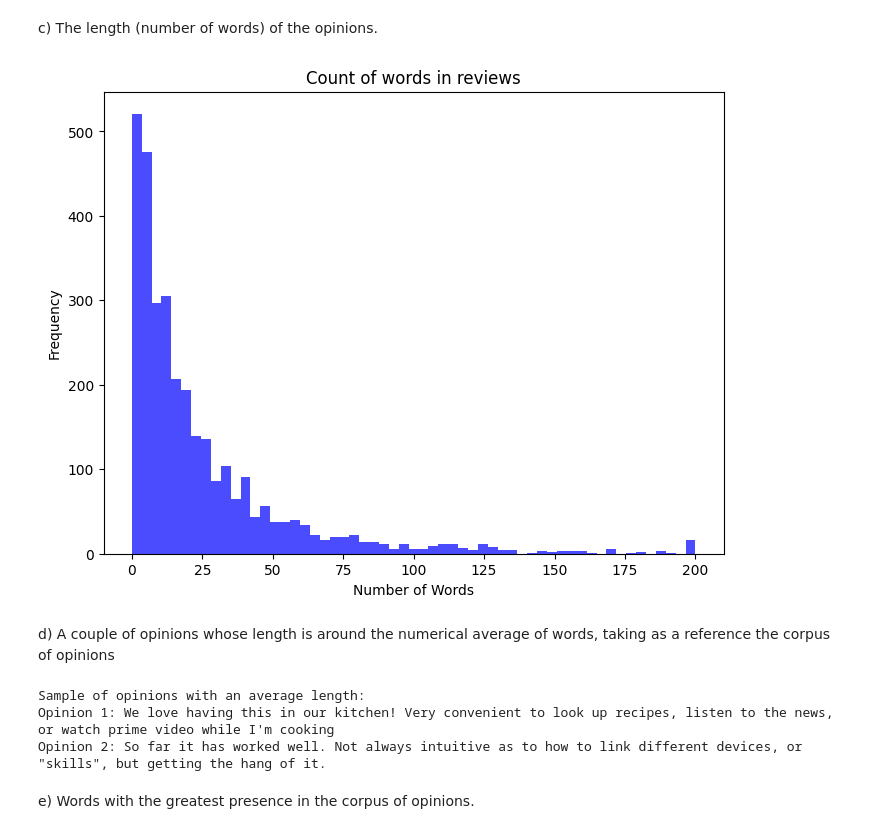
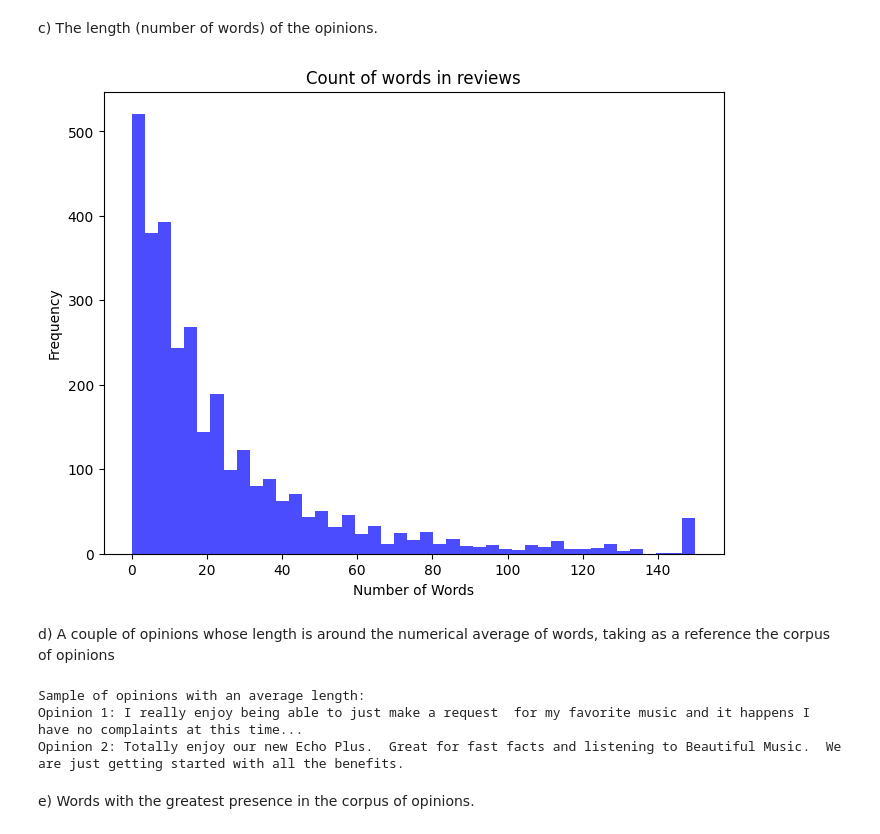
Before and after one commit to TehWeifu/IABD, a Jupyter notebook: ModelosInteligenciaArtificial/Unit03-NLP/Challenge03/Challenge03-JBSL.ipynb, the cells around one changed output. Cells and saved outputs as stored; diff of their text form; code cells hidden in the pictures.

```diff
--- a/ModelosInteligenciaArtificial/Unit03-NLP/Challenge03/Challenge03-JBSL.ipynb
+++ b/ModelosInteligenciaArtificial/Unit03-NLP/Challenge03/Challenge03-JBSL.ipynb
@@ -85,26 +83,26 @@ plt.show()
 # %% [markdown]
 c) The length (number of words) of the opinions.
 # %%
-# Function to count words in a sentence
+# Count words in a sentence
 def word_count(sentence):
     return len(sentence.split())
 
 
-# Apply the function to the 'sentence' column
+# Apply the function to the review column
 reviews['word_count'] = reviews['verified_reviews'].apply(word_count)
-reviews['word_count'] = reviews['word_count'].clip(upper=200)
+reviews['word_count'] = reviews['word_count'].clip(upper=150)  # Note: clip reviews with very high word count
 
 # Create the histogram
 plt.figure(figsize=(8, 6))
 n, bins, patches = plt.hist(reviews['word_count'], bins='auto', color='blue', alpha=0.7)
 
 plt.title('Count of words in reviews')
 plt.xlabel('Number of Words')
 plt.ylabel('Frequency')
 
 plt.show()
 # %% [output]
-[figure, old version]
+[figure, new version]
 # %% [markdown]
 d) A couple of opinions whose length is around the numerical average of words, taking as a reference the corpus of opinions
 # %%
@@ -117,8 +115,8 @@ print(f"Opinion 1: {sample.iloc[0]['verified_reviews']}")
 print(f"Opinion 2: {sample.iloc[1]['verified_reviews']}")
 # %% [output]
 Sample of opinions with an average length:
-Opinion 1: We love having this in our kitchen! Very convenient to look up recipes, listen to the news, or watch prime video while I'm cooking
-Opinion 2: So far it has worked well. Not always intuitive as to how to link different devices, or "skills", but getting the hang of it.
+Opinion 1: I really enjoy being able to just make a request  for my favorite music and it happens I have no complaints at this time...
+Opinion 2: Totally enjoy our new Echo Plus.  Great for fast facts and listening to Beautiful Music.  We are just getting started with all the benefits.
 # %% [markdown]
 e) Words with the greatest presence in the corpus of opinions.
 # %%
```
Also changed, not shown: parts of 14 cells of this notebook, 5 other files.
